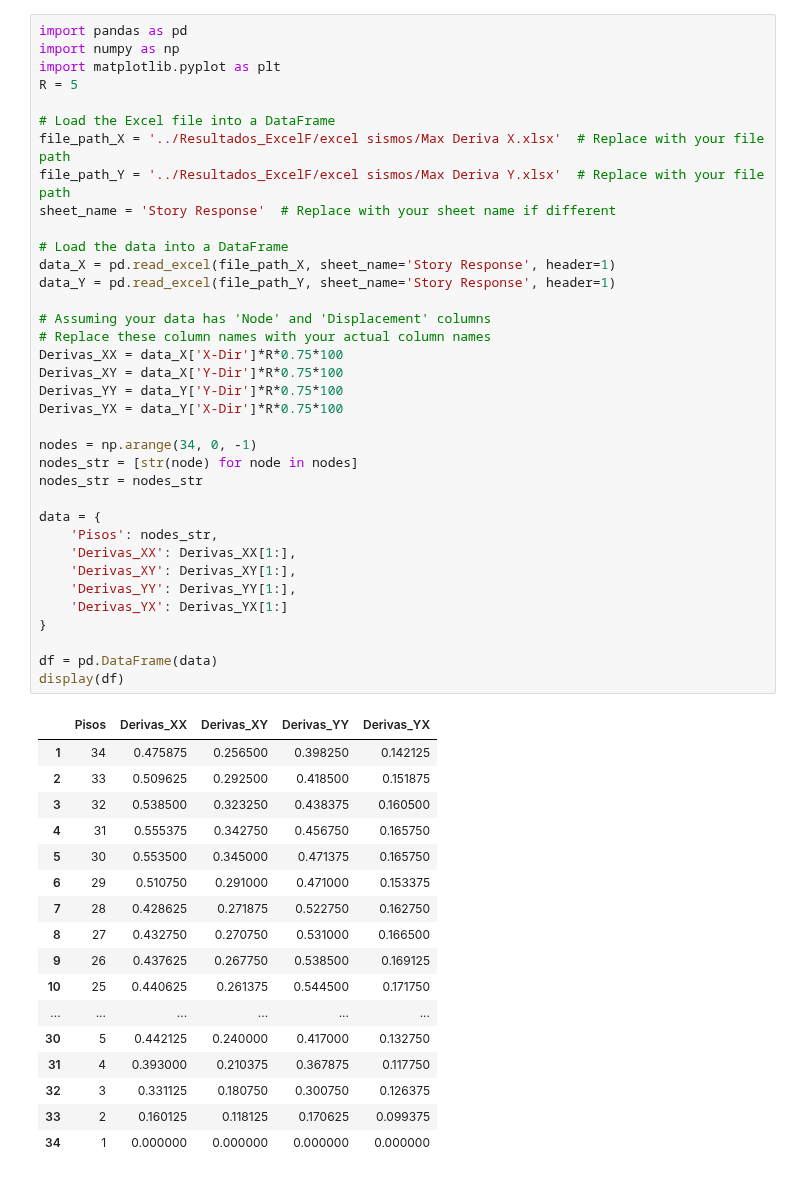
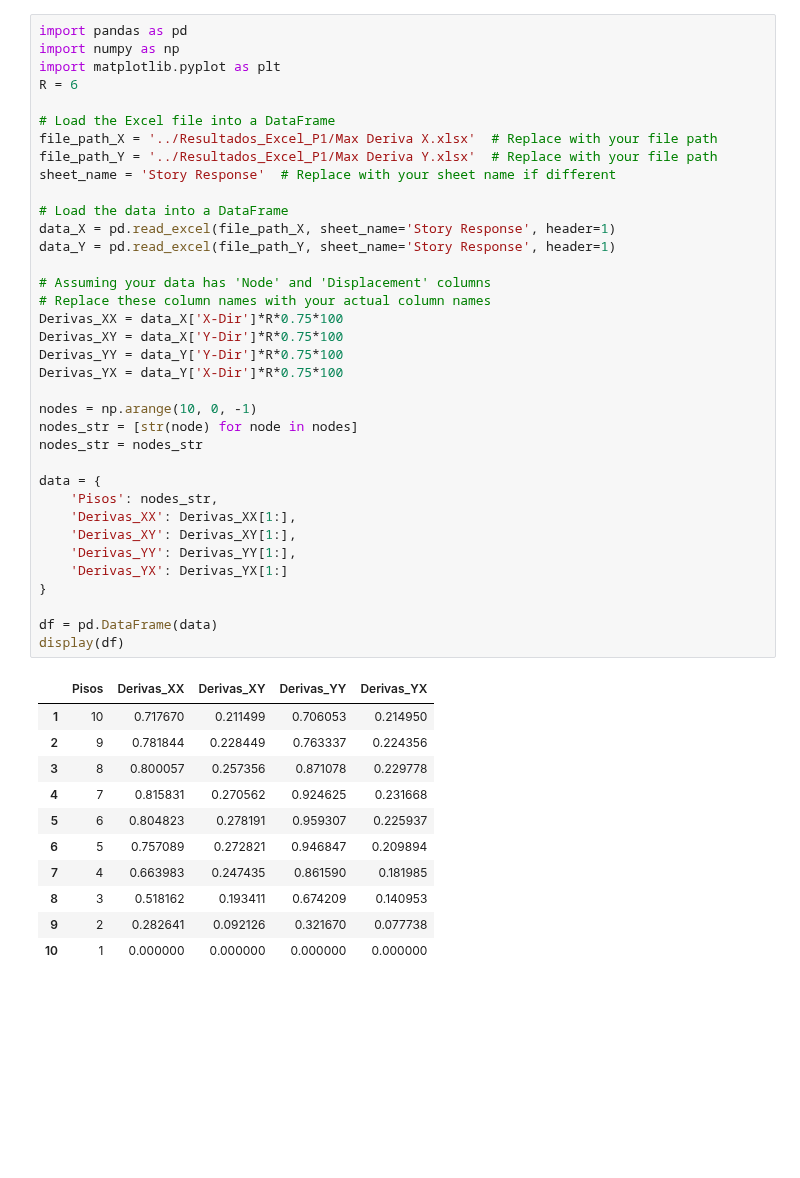
Before and after one commit to NicoJat/Main-codes, a Jupyter notebook: Diseño_Sismoresistente/Graficadores_ETABS/Graficadores/Derivas_max_piso.ipynb, the cells around one changed output. Cells and saved outputs as stored; diff of their text form; blank space fills up the shorter version.

```diff
--- a/Diseño_Sismoresistente/Graficadores_ETABS/Graficadores/Derivas_max_piso.ipynb
+++ b/Diseño_Sismoresistente/Graficadores_ETABS/Graficadores/Derivas_max_piso.ipynb
@@ -2,54 +2,48 @@
 import pandas as pd
 import numpy as np
 import matplotlib.pyplot as plt
-R = 5
+R = 6
 
 # Load the Excel file into a DataFrame
-file_path_X = '../Resultados_ExcelF/excel sismos/Max Deriva X.xlsx'  # Replace with your file path
-file_path_Y = '../Resultados_ExcelF/excel sismos/Max Deriva Y.xlsx'  # Replace with your file path
+file_path_X = '../Resultados_Excel_P1/Max Deriva X.xlsx'  # Replace with your file path
+file_path_Y = '../Resultados_Excel_P1/Max Deriva Y.xlsx'  # Replace with your file path
 sheet_name = 'Story Response'  # Replace with your sheet name if different
 
 # Load the data into a DataFrame
 data_X = pd.read_excel(file_path_X, sheet_name='Story Response', header=1)
 data_Y = pd.read_excel(file_path_Y, sheet_name='Story Response', header=1)
 
 # Assuming your data has 'Node' and 'Displacement' columns
 # Replace these column names with your actual column names
 Derivas_XX = data_X['X-Dir']*R*0.75*100
 Derivas_XY = data_X['Y-Dir']*R*0.75*100
 Derivas_YY = data_Y['Y-Dir']*R*0.75*100
 Derivas_YX = data_Y['X-Dir']*R*0.75*100
 
-nodes = np.arange(34, 0, -1)
+nodes = np.arange(10, 0, -1)
 nodes_str = [str(node) for node in nodes]
 nodes_str = nodes_str
 
 data = {
     'Pisos': nodes_str,
     'Derivas_XX': Derivas_XX[1:],
     'Derivas_XY': Derivas_XY[1:],
     'Derivas_YY': Derivas_YY[1:],
     'Derivas_YX': Derivas_YX[1:]
 }
 
 df = pd.DataFrame(data)
 display(df)
 # %% [output]
 |  | Pisos | Derivas_XX | Derivas_XY | Derivas_YY | Derivas_YX |
-| 1 | 34 | 0.475875 | 0.256500 | 0.398250 | 0.142125 |
-| 2 | 33 | 0.509625 | 0.292500 | 0.418500 | 0.151875 |
-| 3 | 32 | 0.538500 | 0.323250 | 0.438375 | 0.160500 |
-| 4 | 31 | 0.555375 | 0.342750 | 0.456750 | 0.165750 |
-| 5 | 30 | 0.553500 | 0.345000 | 0.471375 | 0.165750 |
-| 6 | 29 | 0.510750 | 0.291000 | 0.471000 | 0.153375 |
-| 7 | 28 | 0.428625 | 0.271875 | 0.522750 | 0.162750 |
-| 8 | 27 | 0.432750 | 0.270750 | 0.531000 | 0.166500 |
-| 9 | 26 | 0.437625 | 0.267750 | 0.538500 | 0.169125 |
-| 10 | 25 | 0.440625 | 0.261375 | 0.544500 | 0.171750 |
-| ... | ... | ... | ... | ... | ... |
-| 30 | 5 | 0.442125 | 0.240000 | 0.417000 | 0.132750 |
-| 31 | 4 | 0.393000 | 0.210375 | 0.367875 | 0.117750 |
-| 32 | 3 | 0.331125 | 0.180750 | 0.300750 | 0.126375 |
-| 33 | 2 | 0.160125 | 0.118125 | 0.170625 | 0.099375 |
-| 34 | 1 | 0.000000 | 0.000000 | 0.000000 | 0.000000 |
+| 1 | 10 | 0.717670 | 0.211499 | 0.706053 | 0.214950 |
+| 2 | 9 | 0.781844 | 0.228449 | 0.763337 | 0.224356 |
+| 3 | 8 | 0.800057 | 0.257356 | 0.871078 | 0.229778 |
+| 4 | 7 | 0.815831 | 0.270562 | 0.924625 | 0.231668 |
+| 5 | 6 | 0.804823 | 0.278191 | 0.959307 | 0.225937 |
+| 6 | 5 | 0.757089 | 0.272821 | 0.946847 | 0.209894 |
+| 7 | 4 | 0.663983 | 0.247435 | 0.861590 | 0.181985 |
+| 8 | 3 | 0.518162 | 0.193411 | 0.674209 | 0.140953 |
+| 9 | 2 | 0.282641 | 0.092126 | 0.321670 | 0.077738 |
+| 10 | 1 | 0.000000 | 0.000000 | 0.000000 | 0.000000 |
 # %%
```
Also changed, not shown: parts of 1 cell of this notebook, 15 other files.
